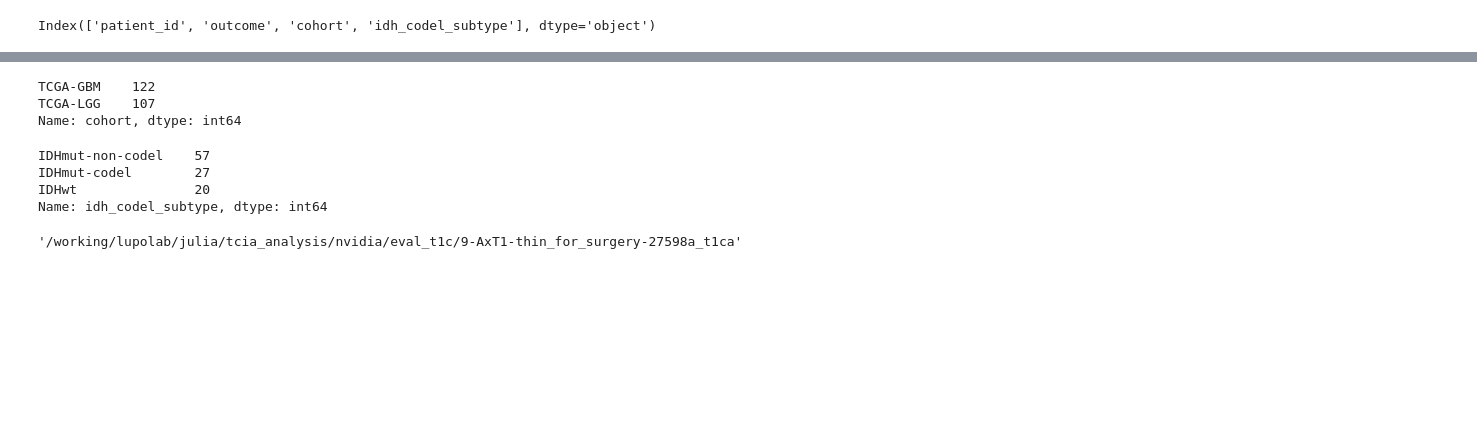
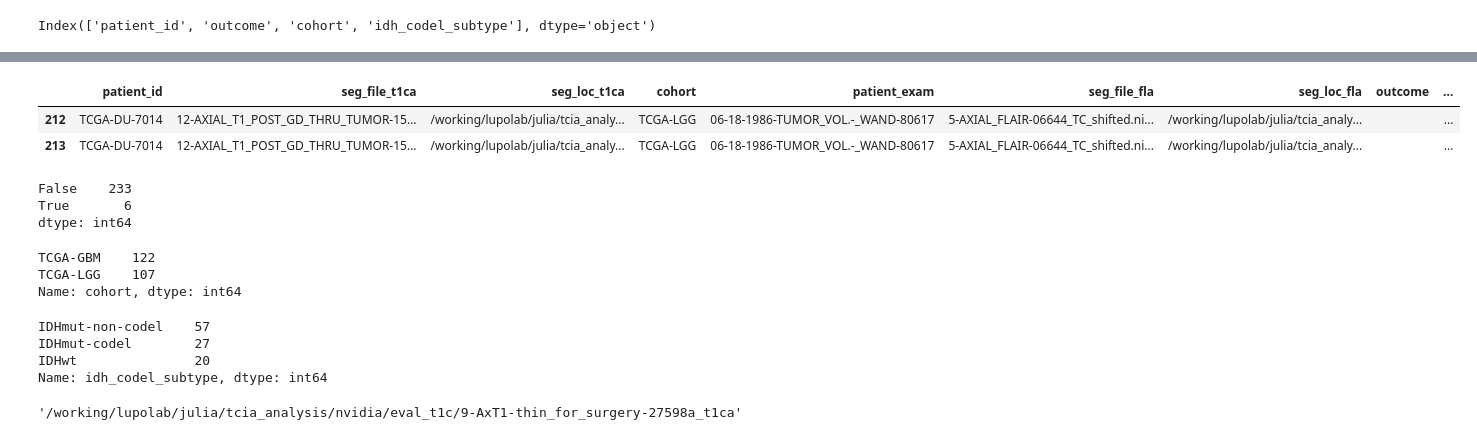
Before and after one commit to julclu/tcia_analysis, a Jupyter notebook: code_updated/05_segmap_to_outcome.ipynb, the cells around one changed output, grey strips where cells are left out. Drawn from its saved outputs; the diff is of its cells as text; code cells hidden in the pictures; blank space fills up the shorter version.

```diff
--- a/code_updated/05_segmap_to_outcome.ipynb
+++ b/code_updated/05_segmap_to_outcome.ipynb
@@ -345,4 +353,16 @@ gbm_nos           2
 Name: outcome, dtype: int64
+# %%
+seg_w_outcome.loc[seg_w_outcome.outcome == '']
+# %% [output]
+|  | patient_id | seg_file_t1ca | seg_loc_t1ca | cohort | patient_exam | seg_file_fla | seg_loc_fla | outcome | ... |
+| 212 | TCGA-DU-7014 | 12-AXIAL_T1_POST_GD_THRU_TUMOR-15... | /working/lupolab/julia/tcia_analy... | TCGA-LGG | 06-18-1986-TUMOR_VOL.-_WAND-80617 | 5-AXIAL_FLAIR-06644_TC_shifted.ni... | /working/lupolab/julia/tcia_analy... |  | ... |
+| 213 | TCGA-DU-7014 | 12-AXIAL_T1_POST_GD_THRU_TUMOR-15... | /working/lupolab/julia/tcia_analy... | TCGA-LGG | 06-18-1986-TUMOR_VOL.-_WAND-80617 | 5-AXIAL_FLAIR-06644_TC_shifted.ni... | /working/lupolab/julia/tcia_analy... |  | ... |
+# %%
+seg_w_outcome.duplicated().value_counts()
+# %% [output]
+False    233
+True       6
+dtype: int64
 # %%
 seg_df.cohort.value_counts()
 # %% [output]
```
Also changed, not shown: parts of 12 cells of this notebook, 2 other files.
